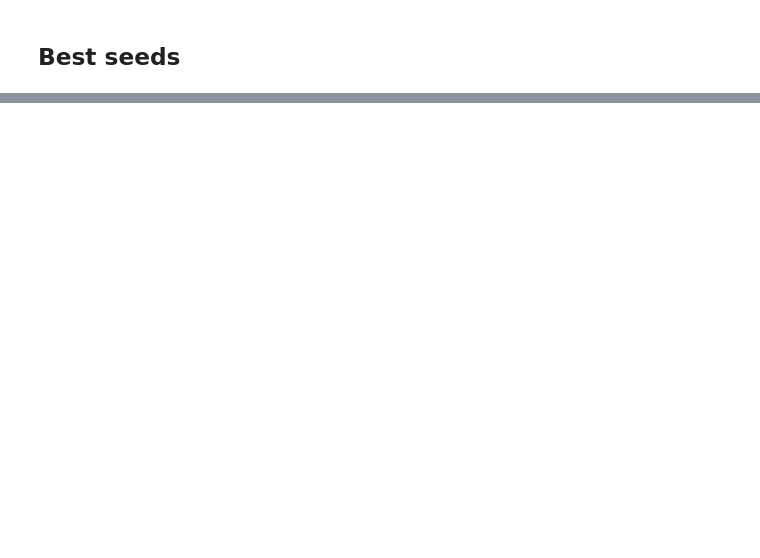
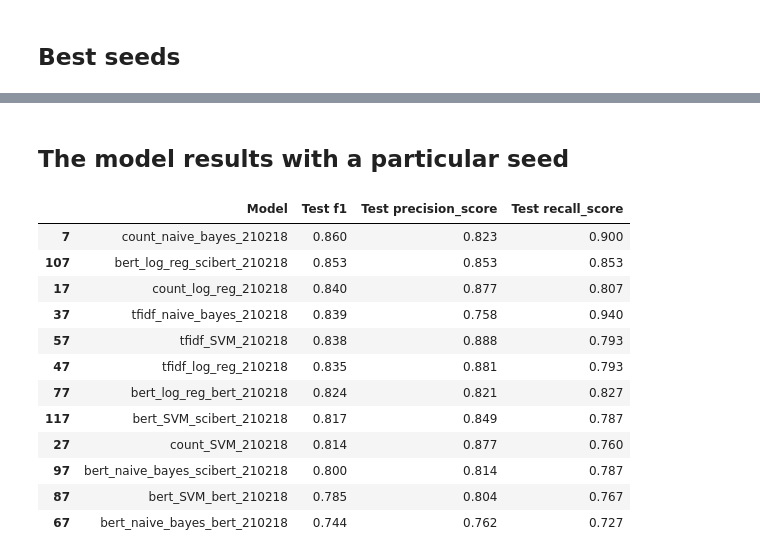
Before and after one commit to wellcometrust/nutrition-labels, a Jupyter notebook: notebooks/Seed variability.ipynb, the cells around one changed output, grey strips where cells are left out. Saved outputs shown, nothing was run; the diff lists cells and outputs as text; code cells hidden in the pictures; blank space fills up the shorter version.

```diff
--- a/notebooks/Seed variability.ipynb
+++ b/notebooks/Seed variability.ipynb
@@ -129,0 +146,2 @@ Int64Index([4, 8, 7, 9, 0, 2, 1, 6, 3, 5], dtype='int64', name='Split random see
+# %% [markdown]
+## The model results with a particular seed
@@ -129,0 +150,16 @@ Int64Index([4, 8, 7, 9, 0, 2, 1, 6, 3, 5], dtype='int64', name='Split random see
+# %%
+model_scores_df.loc[model_scores_df['Split random seed']==seed_number][['Model','Test f1','Test precision_score','Test recall_score']].sort_values(["Test f1"], ascending = False).round(3)
+# %% [output]
+|  | Model | Test f1 | Test precision_score | Test recall_score |
+| 7 | count_naive_bayes_210218 | 0.860 | 0.823 | 0.900 |
+| 107 | bert_log_reg_scibert_210218 | 0.853 | 0.853 | 0.853 |
+| 17 | count_log_reg_210218 | 0.840 | 0.877 | 0.807 |
+| 37 | tfidf_naive_bayes_210218 | 0.839 | 0.758 | 0.940 |
+| 57 | tfidf_SVM_210218 | 0.838 | 0.888 | 0.793 |
+| 47 | tfidf_log_reg_210218 | 0.835 | 0.881 | 0.793 |
+| 77 | bert_log_reg_bert_210218 | 0.824 | 0.821 | 0.827 |
+| 117 | bert_SVM_scibert_210218 | 0.817 | 0.849 | 0.787 |
+| 27 | count_SVM_210218 | 0.814 | 0.877 | 0.760 |
+| 97 | bert_naive_bayes_scibert_210218 | 0.800 | 0.814 | 0.787 |
+| 87 | bert_SVM_bert_210218 | 0.785 | 0.804 | 0.767 |
+| 67 | bert_naive_bayes_bert_210218 | 0.744 | 0.762 | 0.727 |
```
Also changed, not shown: parts of 14 cells of this notebook.
